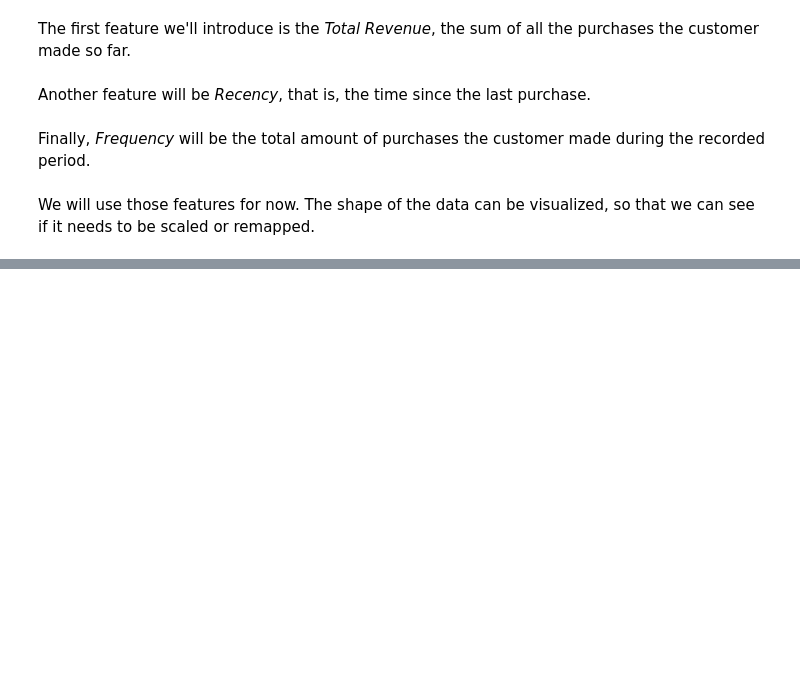
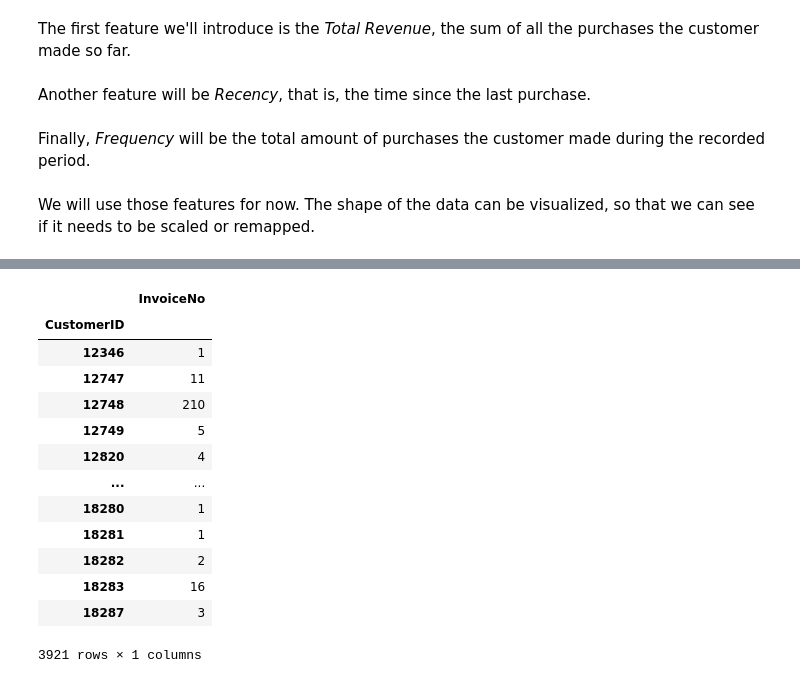
Before and after one commit to brenosakaguti/clustering, a Jupyter notebook: clusterization.ipynb, the cells around one changed output, grey strips where cells are left out. Drawn from its saved outputs; the diff is of its cells as text; code cells hidden in the pictures; blank space fills up the shorter version.

```diff
--- a/clusterization.ipynb
+++ b/clusterization.ipynb
@@ -288,0 +222,17 @@ d
+# %%
+aux1
+# %% [output]
+|  | InvoiceNo |
+| CustomerID |  |
+| 12346 | 1 |
+| 12747 | 11 |
+| 12748 | 210 |
+| 12749 | 5 |
+| 12820 | 4 |
+| ... | ... |
+| 18280 | 1 |
+| 18281 | 1 |
+| 18282 | 2 |
+| 18283 | 16 |
+| 18287 | 3 |
+3921 rows × 1 columns
```
Also changed, not shown: parts of 21 cells of this notebook.
